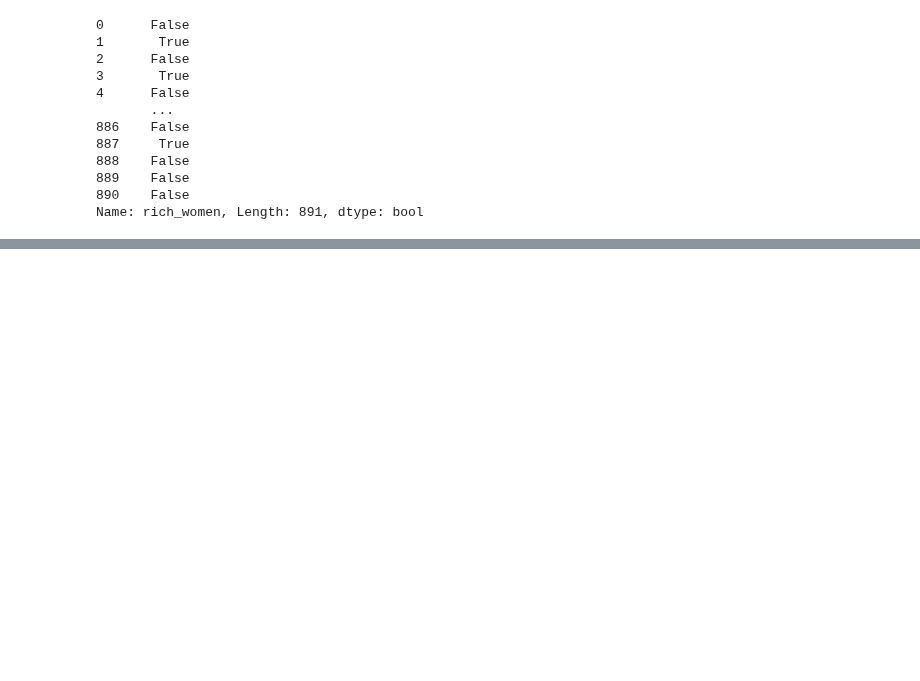
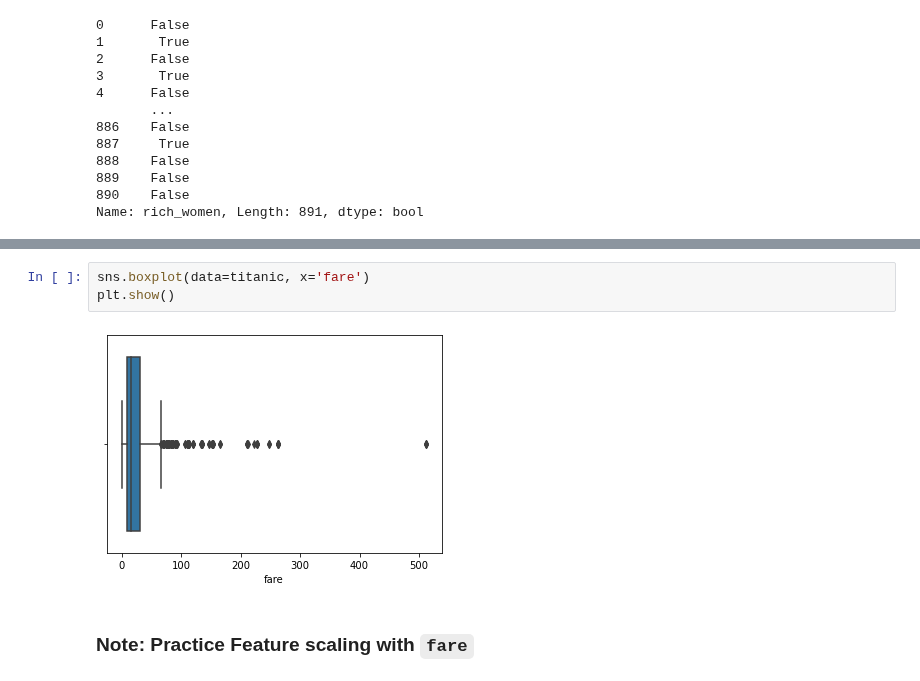
Before and after one commit to honghanhh/py40a12l2, a Jupyter notebook: lectures/lecture4/tnthanh_titanic.ipynb, the cells around one changed output, grey strips where cells are left out. Cells and saved outputs as stored; diff of their text form; blank space fills up the shorter version.

```diff
--- a/lectures/lecture4/tnthanh_titanic.ipynb
+++ b/lectures/lecture4/tnthanh_titanic.ipynb
@@ -618,0 +649,7 @@ Name: rich_women, Length: 891, dtype: bool
+# %%
+sns.boxplot(data=titanic, x='fare')
+plt.show()
+# %% [output]
+[figure, added]
+# %% [markdown]
+### Note: Practice Feature scaling with `fare`
```
Also changed, not shown: parts of 21 cells of this notebook.
